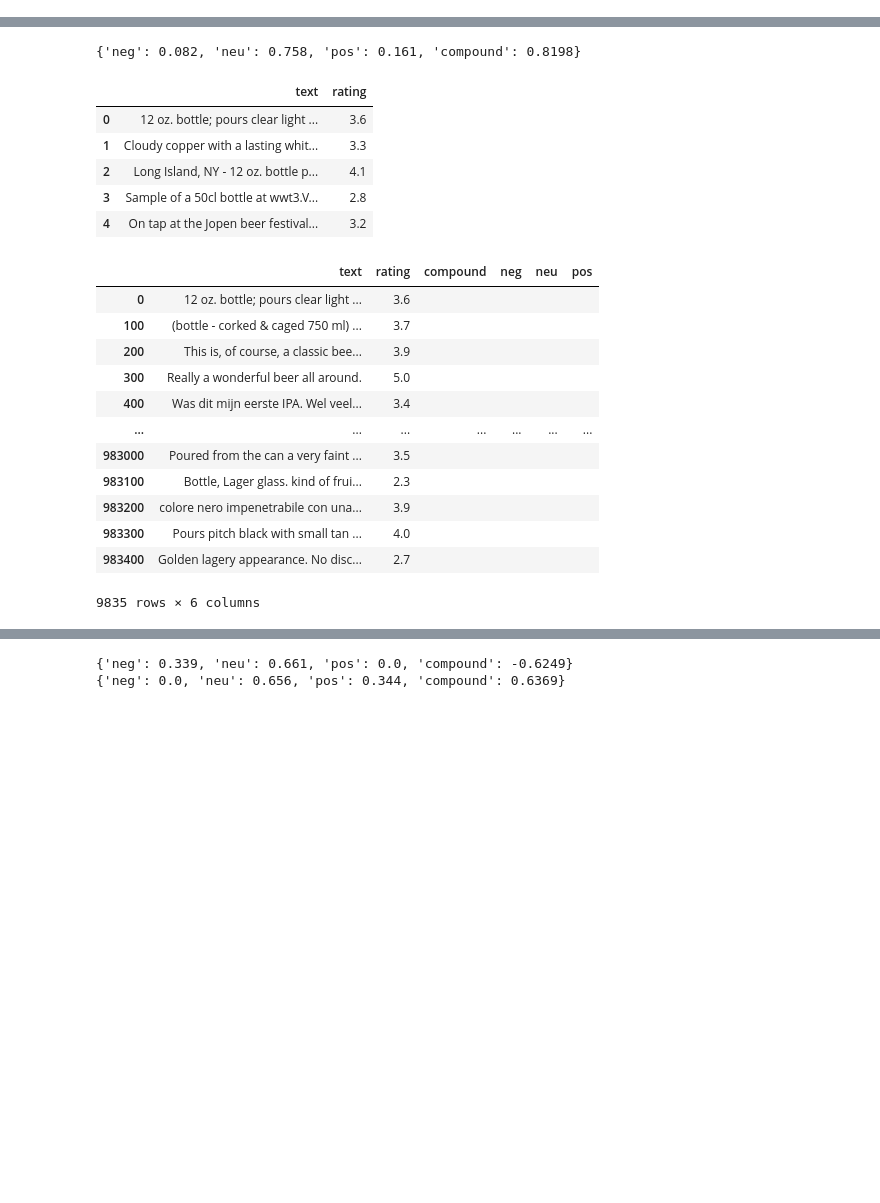
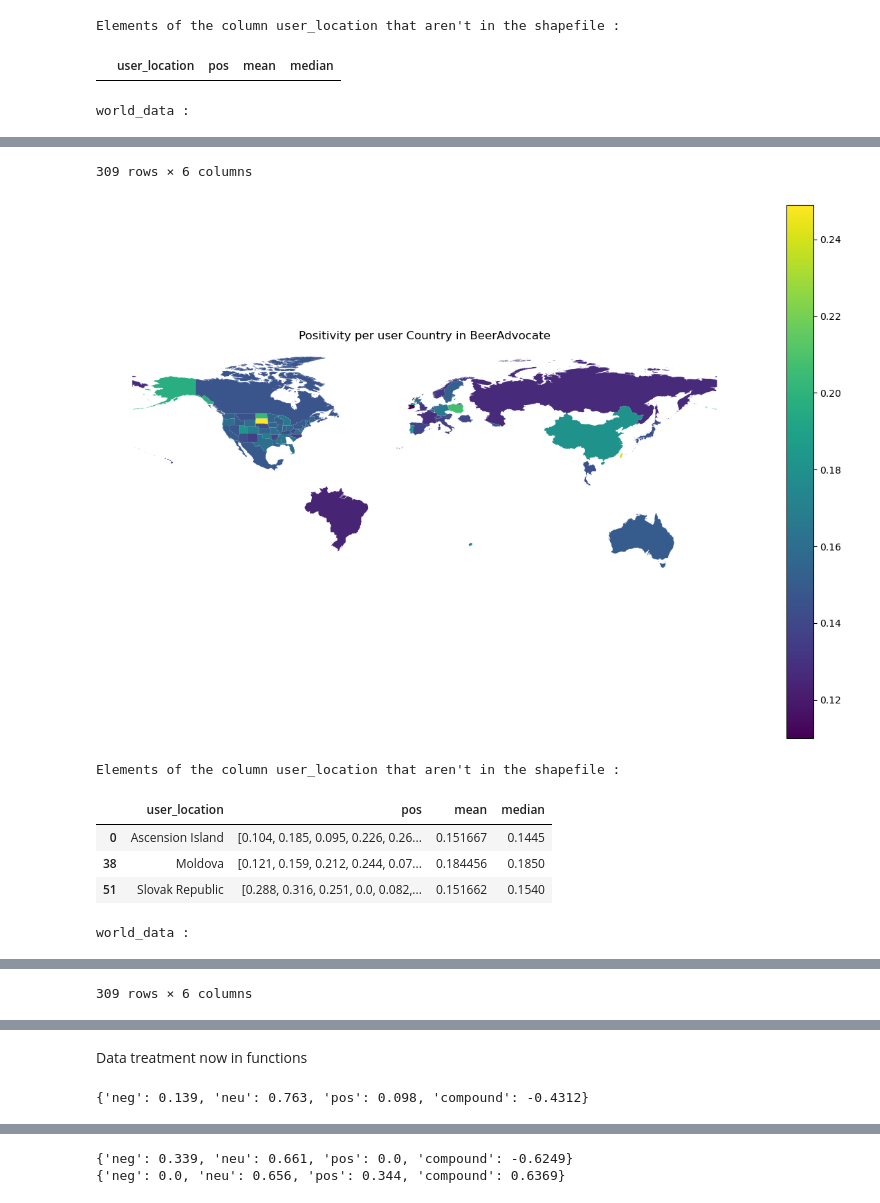
Before and after one commit to epfl-ada/ada-2023-project-dada, a Jupyter notebook: src/sentiment.ipynb, the cells around one changed output, grey strips where cells are left out. Cells and saved outputs as stored; diff of their text form; code cells hidden in the pictures; blank space fills up the shorter version.

Commit message:
Add files via upload
sentiment reworked, ready for further analysis

```diff
--- a/src/sentiment.ipynb
+++ b/src/sentiment.ipynb
@@ -40,0 +156,2 @@ display(df.head())
+# %%
+shapefile = set_map()
@@ -40,0 +189,4 @@ display(df.head())
+# %%
+# select columns from df, do sentiment analysis, group the data by grp, keep only the ones with more than 5 appearences
+df_work_ba = data_prep(df_ba, 'user_location')
+df_work_rb = data_prep(df_rb, 'user_location')
@@ -40,0 +222,5 @@ display(df.head())
+# %%
+df_neg_ba, df_pos_ba = get_pn_df(df_work_ba, 'user_location')
+display(df_neg_ba)
+display(df_pos_ba)
+df_neg_rb, df_pos_rb = get_pn_df(df_work_rb, 'user_location')
@@ -40,0 +295,7 @@ display(df.head())
+# %%
+plot_map(df_pos_ba, shapefile, "Positivity per user", "BeerAdvocate")
+plot_map(df_pos_rb, shapefile, "Positivity per user", "RateBeer")
+# %% [output]
+Elements of the column user_location that aren't in the shapefile :
+|  | user_location | pos | mean | median |
+world_data :
@@ -40,0 +314,8 @@ display(df.head())
+309 rows × 6 columns
+[figure, added]
+Elements of the column user_location that aren't in the shapefile :
+|  | user_location | pos | mean | median |
+| 0 | Ascension Island | [0.104, 0.185, 0.095, 0.226, 0.26... | 0.151667 | 0.1445 |
+| 38 | Moldova | [0.121, 0.159, 0.212, 0.244, 0.07... | 0.184456 | 0.1850 |
+| 51 | Slovak Republic | [0.288, 0.316, 0.251, 0.0, 0.082,... | 0.151662 | 0.1540 |
+world_data :
@@ -40,0 +334 @@ display(df.head())
+309 rows × 6 columns
@@ -41,57 +336,36 @@ display(df.head())
+# %% [markdown]
+Data treatment now in functions
 # %%
 # sentiment analysis of the column text
 
 #start with first element
 analyzer = SentimentIntensityAnalyzer()
-scores = analyzer.polarity_scores(df['text'][0])
+scores = analyzer.polarity_scores(df_ba['text'][0])
 print(scores)
 
-#only keep the columns text and rating
-df_new = df[['text', 'rating']]
+#only keep the interresting columns
+df_ba_new = df_ba[['beer_name', 'brewery_name', 'style', 'abv',  'overall', 'rating', 'text', 'user_location', 'brewery_location', 'nbr_beers_by_brewery', 'zscore']]
 
 
 #remove NaN values
-df_new = df_new.dropna()
+df_ba_new = df_ba_new.dropna()
 
 #remove duplicates
-df_new = df_new.drop_duplicates()
+df_ba_new = df_ba_new.drop_duplicates()
 
 #reset index
-df_new = df_new.reset_index(drop=True)
+df_ba_new = df_ba_new.reset_index(drop=True)
 
-display(df_new.head())
+
 
 # add the columns for the scores
-df_new['compound'] = ''
-df_new['neg'] = ''
-df_new['neu'] = ''
-df_new['pos'] = ''
-
-#select the 10000 first lines
-#df_short = df_new[:10000]
+df_ba_new['compound'] = ''
+df_ba_new['neg'] = ''
+df_ba_new['neu'] = ''
+df_ba_new['pos'] = ''
 
 #select every 100th line
-df_short = df_new[::100]
-display(df_short)
+df_ba_new = df_ba_new[::100]
 # %% [output]
-{'neg': 0.082, 'neu': 0.758, 'pos': 0.161, 'compound': 0.8198}
+{'neg': 0.139, 'neu': 0.763, 'pos': 0.098, 'compound': -0.4312}
-|  | text | rating |
-| 0 | 12 oz. bottle; pours clear light ... | 3.6 |
-| 1 | Cloudy copper with a lasting whit... | 3.3 |
-| 2 | Long Island, NY - 12 oz. bottle p... | 4.1 |
-| 3 | Sample of a 50cl bottle at wwt3.V... | 2.8 |
-| 4 | On tap at the Jopen beer festival... | 3.2 |
-|  | text | rating | compound | neg | neu | pos |
-| 0 | 12 oz. bottle; pours clear light ... | 3.6 |  |  |  |  |
-| 100 | (bottle - corked & caged 750 ml) ... | 3.7 |  |  |  |  |
-| 200 | This is, of course, a classic bee... | 3.9 |  |  |  |  |
-| 300 | Really a wonderful beer all around. | 5.0 |  |  |  |  |
-| 400 | Was dit mijn eerste IPA. Wel veel... | 3.4 |  |  |  |  |
-| ... | ... | ... | ... | ... | ... | ... |
-| 983000 | Poured from the can a very faint ... | 3.5 |  |  |  |  |
-| 983100 | Bottle, Lager glass. kind of frui... | 2.3 |  |  |  |  |
-| 983200 | colore nero impenetrabile con una... | 3.9 |  |  |  |  |
-| 983300 | Pours pitch black with small tan ... | 4.0 |  |  |  |  |
-| 983400 | Golden lagery appearance. No disc... | 2.7 |  |  |  |  |
-9835 rows × 6 columns
 # %%
```
Also changed, not shown: parts of 31 cells of this notebook.
